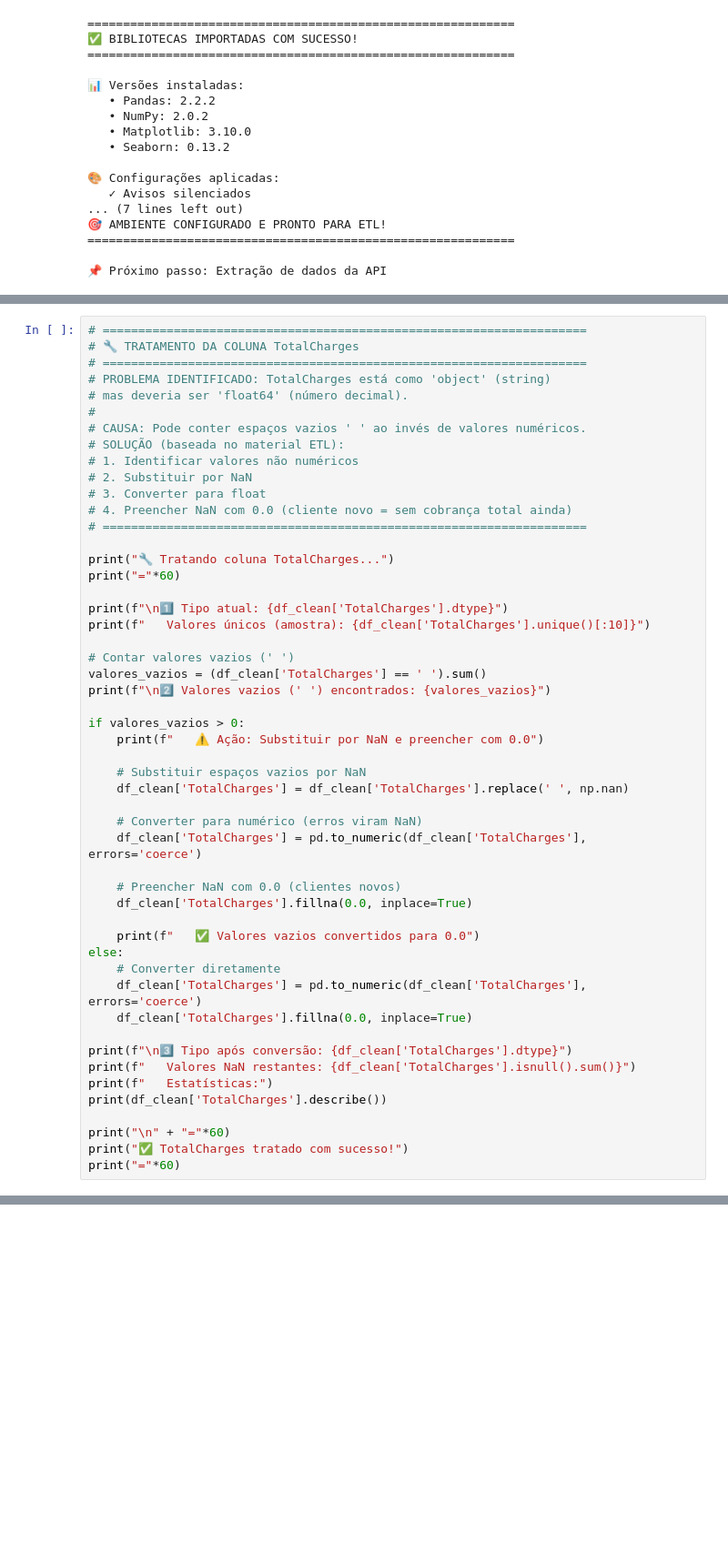
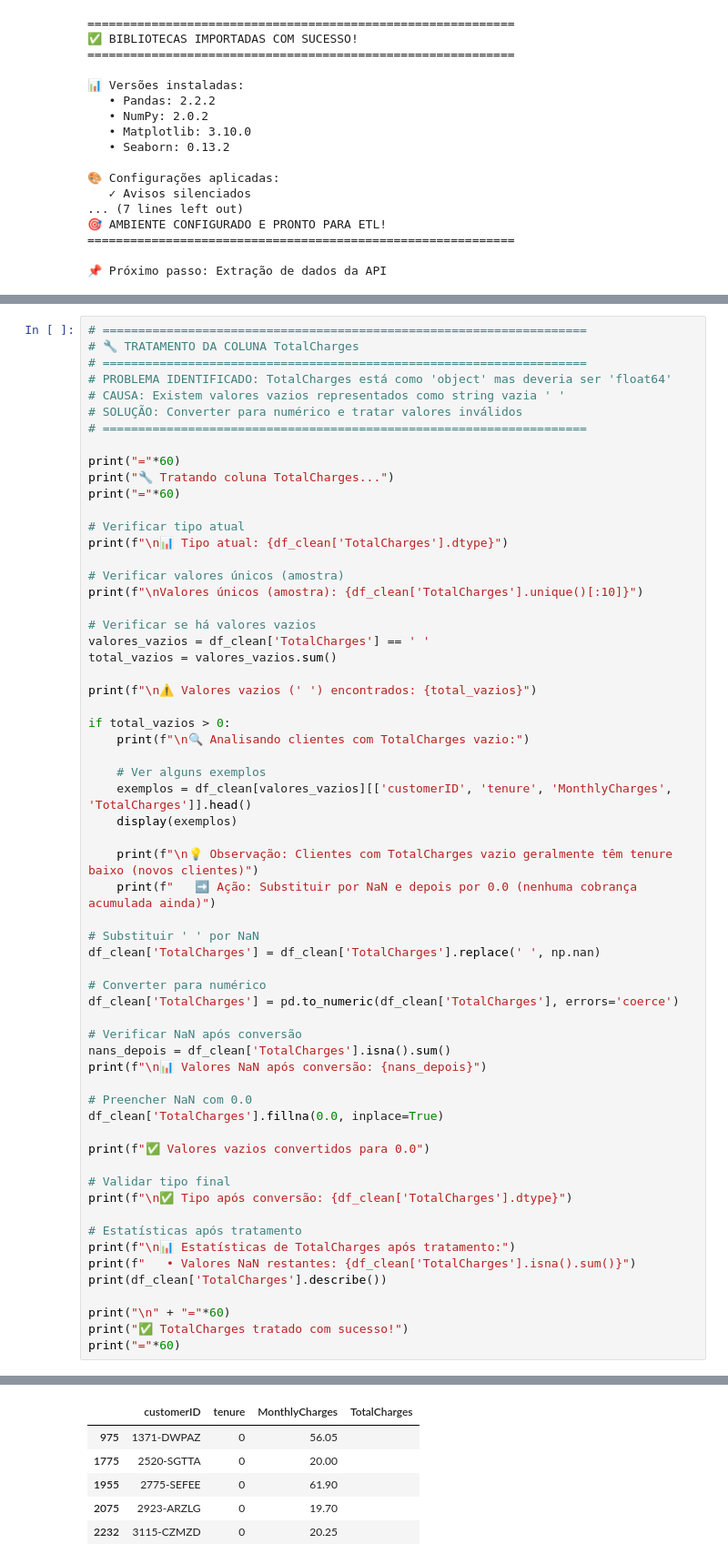
Before and after one commit to thedrads/telecomx-churn-analysis, a Jupyter notebook: analise_churn_telecom.ipynb, the cells around one changed output, grey strips where cells are left out. Shown: that part at 91% size. Saved outputs shown, nothing was run; the diff lists cells and outputs as text; blank space fills up the shorter version.

```diff
--- a/analise_churn_telecom.ipynb
+++ b/analise_churn_telecom.ipynb
@@ -955,48 +970,58 @@ print("\n" + "="*60)
 # ====================================================================
 # 🔧 TRATAMENTO DA COLUNA TotalCharges
 # ====================================================================
-# PROBLEMA IDENTIFICADO: TotalCharges está como 'object' (string)
-# mas deveria ser 'float64' (número decimal).
-#
-# CAUSA: Pode conter espaços vazios ' ' ao invés de valores numéricos.
-# SOLUÇÃO (baseada no material ETL):
-# 1. Identificar valores não numéricos
-# 2. Substituir por NaN
-# 3. Converter para float
-# 4. Preencher NaN com 0.0 (cliente novo = sem cobrança total ainda)
+# PROBLEMA IDENTIFICADO: TotalCharges está como 'object' mas deveria ser 'float64'
+# CAUSA: Existem valores vazios representados como string vazia ' '
+# SOLUÇÃO: Converter para numérico e tratar valores inválidos
 # ====================================================================
 
+print("="*60)
 print("🔧 Tratando coluna TotalCharges...")
 print("="*60)
 
-print(f"\n1️⃣ Tipo atual: {df_clean['TotalCharges'].dtype}")
-print(f"   Valores únicos (amostra): {df_clean['TotalCharges'].unique()[:10]}")
+# Verificar tipo atual
+print(f"\n📊 Tipo atual: {df_clean['TotalCharges'].dtype}")
 
-# Contar valores vazios (' ')
-valores_vazios = (df_clean['TotalCharges'] == ' ').sum()
-print(f"\n2️⃣ Valores vazios (' ') encontrados: {valores_vazios}")
+# Verificar valores únicos (amostra)
+print(f"\nValores únicos (amostra): {df_clean['TotalCharges'].unique()[:10]}")
 
-if valores_vazios > 0:
-    print(f"   ⚠️ Ação: Substituir por NaN e preencher com 0.0")
+# Verificar se há valores vazios
+valores_vazios = df_clean['TotalCharges'] == ' '
+total_vazios = valores_vazios.sum()
 
-    # Substituir espaços vazios por NaN
-    df_clean['TotalCharges'] = df_clean['TotalCharges'].replace(' ', np.nan)
+print(f"\n⚠️ Valores vazios (' ') encontrados: {total_vazios}")
 
-    # Converter para numérico (erros viram NaN)
-    df_clean['TotalCharges'] = pd.to_numeric(df_clean['TotalCharges'], errors='coerce')
+if total_vazios > 0:
+    print(f"\n🔍 Analisando clientes com TotalCharges vazio:")
 
-    # Preencher NaN com 0.0 (clientes novos)
-    df_clean['TotalCharges'].fillna(0.0, inplace=True)
+    # Ver alguns exemplos
+    exemplos = df_clean[valores_vazios][['customerID', 'tenure', 'MonthlyCharges', 'TotalCharges']].head()
+    display(exemplos)
 
-    print(f"   ✅ Valores vazios convertidos para 0.0")
-else:
-    # Converter diretamente
-    df_clean['TotalCharges'] = pd.to_numeric(df_clean['TotalCharges'], errors='coerce')
-    df_clean['TotalCharges'].fillna(0.0, inplace=True)
+    print(f"\n💡 Observação: Clientes com TotalCharges vazio geralmente têm tenure baixo (novos clientes)")
+    print(f"   ➡️ Ação: Substituir por NaN e depois por 0.0 (nenhuma cobrança acumulada ainda)")
 
-print(f"\n3️⃣ Tipo após conversão: {df_clean['TotalCharges'].dtype}")
-print(f"   Valores NaN restantes: {df_clean['TotalCharges'].isnull().sum()}")
-print(f"   Estatísticas:")
+# Substituir ' ' por NaN
+df_clean['TotalCharges'] = df_clean['TotalCharges'].replace(' ', np.nan)
+
+# Converter para numérico
+df_clean['TotalCharges'] = pd.to_numeric(df_clean['TotalCharges'], errors='coerce')
+
+# Verificar NaN após conversão
+nans_depois = df_clean['TotalCharges'].isna().sum()
+print(f"\n📊 Valores NaN após conversão: {nans_depois}")
+
+# Preencher NaN com 0.0
+df_clean['TotalCharges'].fillna(0.0, inplace=True)
+
+print(f"✅ Valores vazios convertidos para 0.0")
+
+# Validar tipo final
+print(f"\n✅ Tipo após conversão: {df_clean['TotalCharges'].dtype}")
+
+# Estatísticas após tratamento
+print(f"\n📊 Estatísticas de TotalCharges após tratamento:")
+print(f"   • Valores NaN restantes: {df_clean['TotalCharges'].isna().sum()}")
 print(df_clean['TotalCharges'].describe())
 
 print("\n" + "="*60)
@@ -1022,0 +1043,6 @@ print("="*60)
+|  | customerID | tenure | MonthlyCharges | TotalCharges |
+| 975 | 1371-DWPAZ | 0 | 56.05 |  |
+| 1775 | 2520-SGTTA | 0 | 20.00 |  |
+| 1955 | 2775-SEFEE | 0 | 61.90 |  |
+| 2075 | 2923-ARZLG | 0 | 19.70 |  |
+| 2232 | 3115-CZMZD | 0 | 20.25 |  |
```
Also changed, not shown: parts of 22 cells of this notebook.
